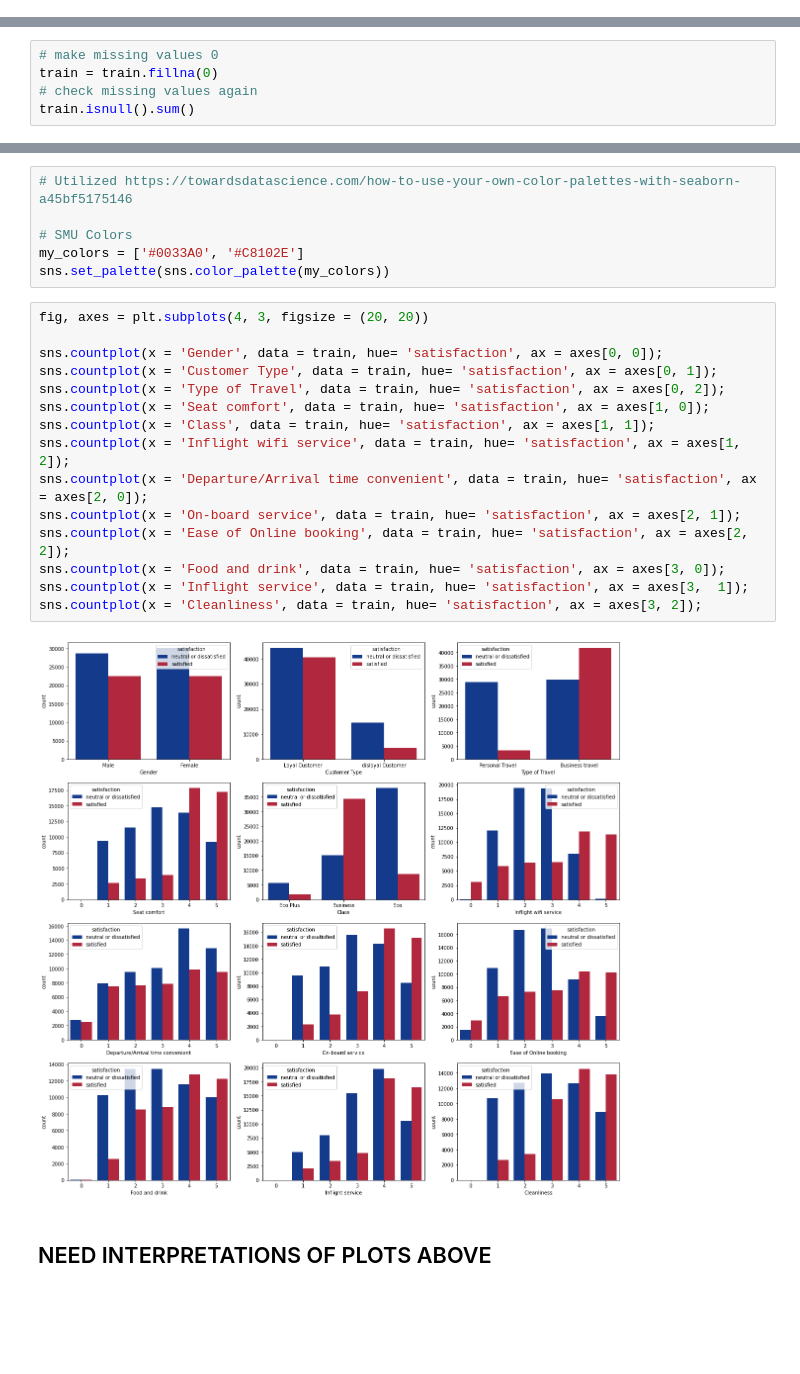
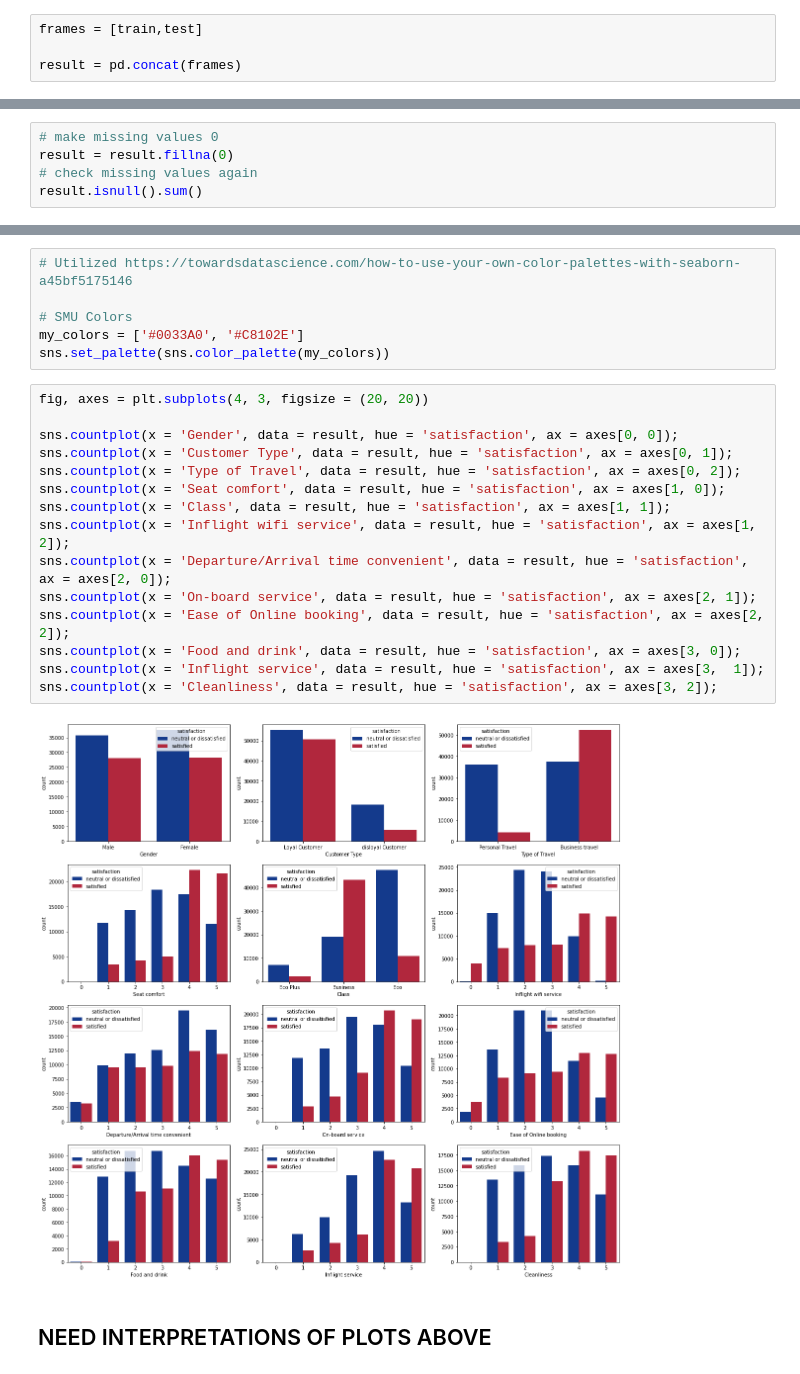
Before and after one commit to KendallScott/Machine-Learning, a Jupyter notebook: Lab 3/Airline_Passenger.ipynb, the cells around one changed output, grey strips where cells are left out. Saved outputs shown, nothing was run; the diff lists cells and outputs as text; blank space fills up the shorter version.

```diff
--- a/Lab 3/Airline_Passenger.ipynb
+++ b/Lab 3/Airline_Passenger.ipynb
@@ -97,4 +102,8 @@ train.head()
 | 3 | Female | Loyal Customer | 25 | Business travel | Business | 562 | 2 | ... |
 | 4 | Male | Loyal Customer | 61 | Business travel | Business | 214 | 3 | ... |
 5 rows × 23 columns
+# %%
+frames = [train,test]
+
+result = pd.concat(frames)
 # %%
@@ -160,9 +169,9 @@ Mode:  0.0
 There are 310 missing values in the Arrival Delay in Minutes column. We can either impute the mean or make them 0 or delete these observations. Seeing as how the Mode and the Median are both 0, we will impute them as 0.
 # %%
 # make missing values 0
-train = train.fillna(0)
+result = result.fillna(0)
 # check missing values again
-train.isnull().sum()
+result.isnull().sum()
 # %% [output]
 Gender                               0
 Customer Type                        0
@@ -237,20 +246,20 @@ sns.set_palette(sns.color_palette(my_colors))
 # %%
 fig, axes = plt.subplots(4, 3, figsize = (20, 20))
 
-sns.countplot(x = 'Gender', data = train, hue= 'satisfaction', ax = axes[0, 0]);
-sns.countplot(x = 'Customer Type', data = train, hue= 'satisfaction', ax = axes[0, 1]);
-sns.countplot(x = 'Type of Travel', data = train, hue= 'satisfaction', ax = axes[0, 2]);
-sns.countplot(x = 'Seat comfort', data = train, hue= 'satisfaction', ax = axes[1, 0]);
-sns.countplot(x = 'Class', data = train, hue= 'satisfaction', ax = axes[1, 1]);
-sns.countplot(x = 'Inflight wifi service', data = train, hue= 'satisfaction', ax = axes[1, 2]);
-sns.countplot(x = 'Departure/Arrival time convenient', data = train, hue= 'satisfaction', ax = axes[2, 0]);
-sns.countplot(x = 'On-board service', data = train, hue= 'satisfaction', ax = axes[2, 1]);
-sns.countplot(x = 'Ease of Online booking', data = train, hue= 'satisfaction', ax = axes[2, 2]);
-sns.countplot(x = 'Food and drink', data = train, hue= 'satisfaction', ax = axes[3, 0]);
-sns.countplot(x = 'Inflight service', data = train, hue= 'satisfaction', ax = axes[3,  1]);
-sns.countplot(x = 'Cleanliness', data = train, hue= 'satisfaction', ax = axes[3, 2]);
+sns.countplot(x = 'Gender', data = result, hue = 'satisfaction', ax = axes[0, 0]);
+sns.countplot(x = 'Customer Type', data = result, hue = 'satisfaction', ax = axes[0, 1]);
+sns.countplot(x = 'Type of Travel', data = result, hue = 'satisfaction', ax = axes[0, 2]);
+sns.countplot(x = 'Seat comfort', data = result, hue = 'satisfaction', ax = axes[1, 0]);
+sns.countplot(x = 'Class', data = result, hue = 'satisfaction', ax = axes[1, 1]);
+sns.countplot(x = 'Inflight wifi service', data = result, hue = 'satisfaction', ax = axes[1, 2]);
+sns.countplot(x = 'Departure/Arrival time convenient', data = result, hue = 'satisfaction', ax = axes[2, 0]);
+sns.countplot(x = 'On-board service', data = result, hue = 'satisfaction', ax = axes[2, 1]);
+sns.countplot(x = 'Ease of Online booking', data = result, hue = 'satisfaction', ax = axes[2, 2]);
+sns.countplot(x = 'Food and drink', data = result, hue = 'satisfaction', ax = axes[3, 0]);
+sns.countplot(x = 'Inflight service', data = result, hue = 'satisfaction', ax = axes[3,  1]);
+sns.countplot(x = 'Cleanliness', data = result, hue = 'satisfaction', ax = axes[3, 2]);
 # %% [output]
-[figure, old version]
+[figure, new version]
 # %% [markdown]
 ## NEED INTERPRETATIONS OF PLOTS ABOVE
 # %% [markdown]
```
Also changed, not shown: parts of 26 cells of this notebook.
